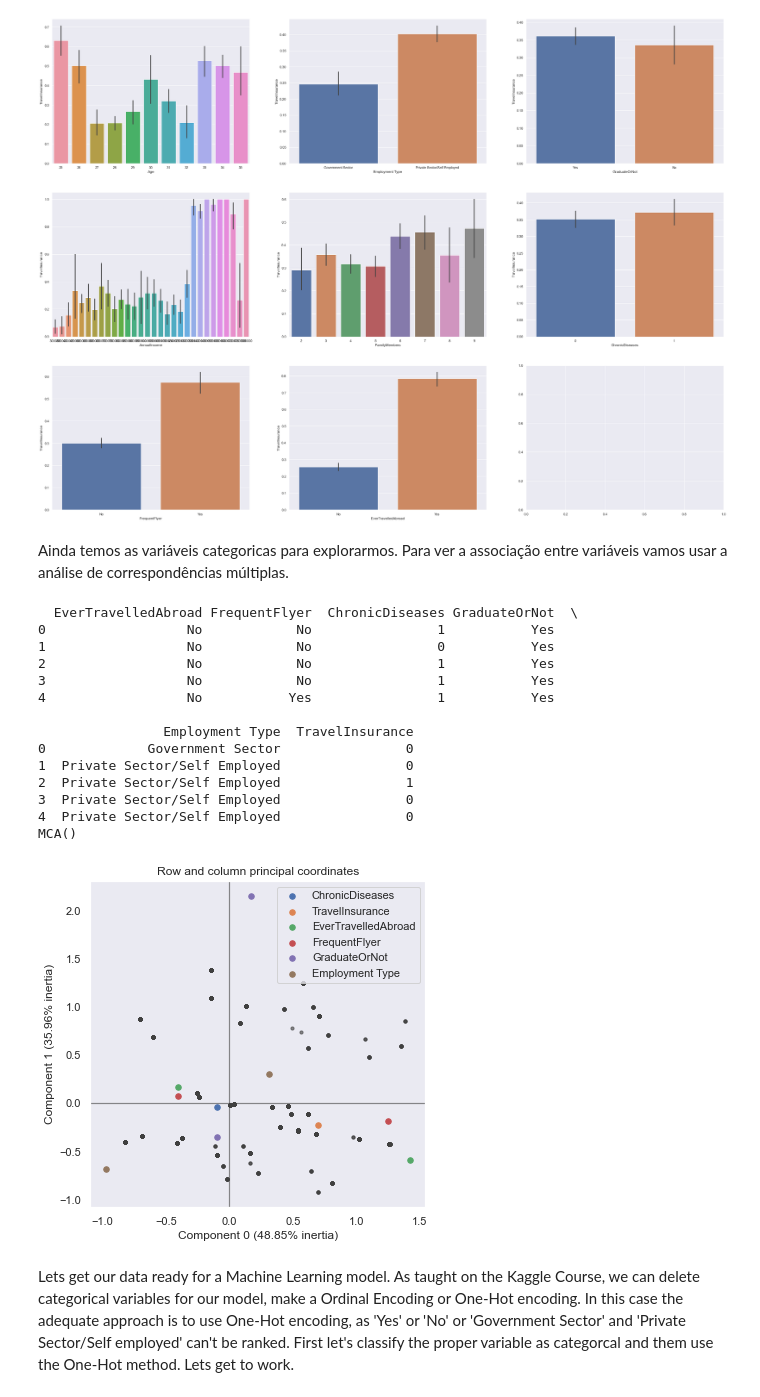
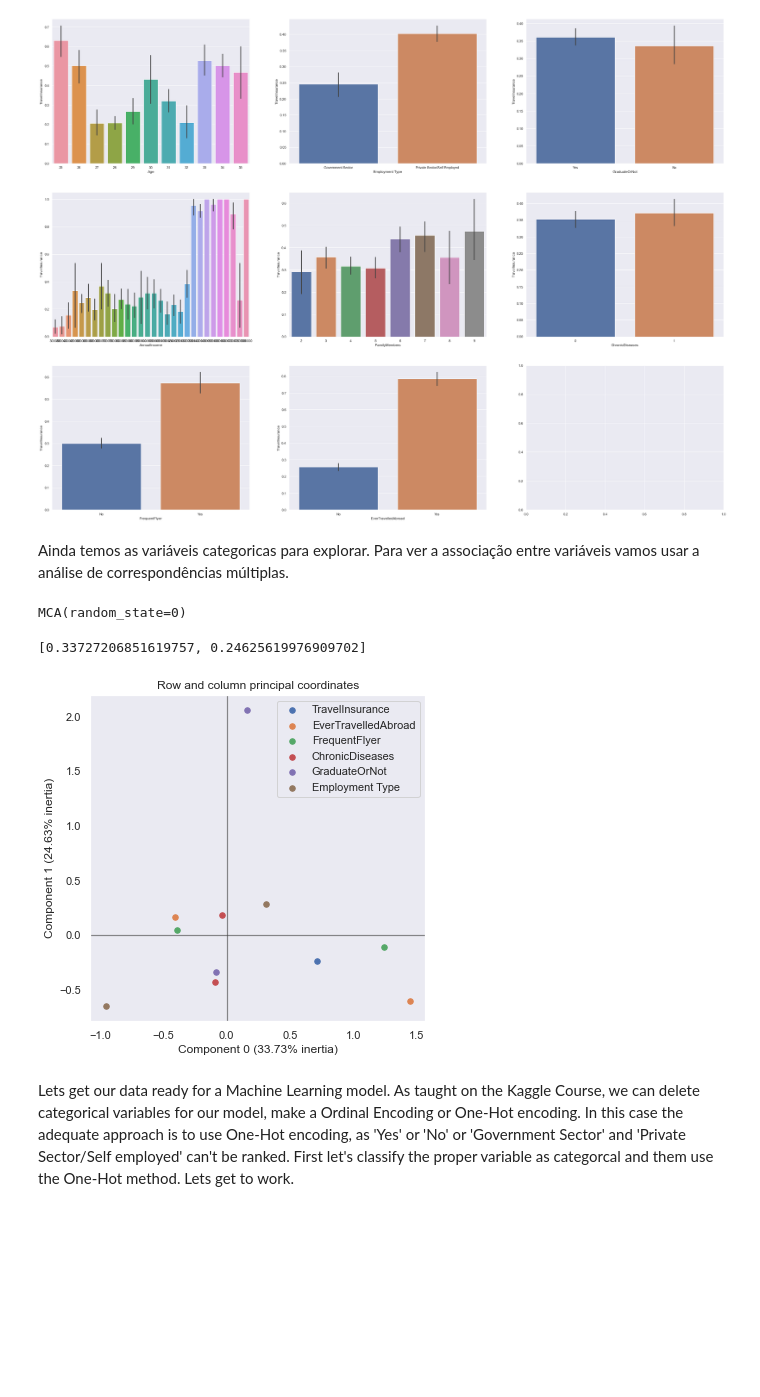
Before and after one commit to EduardoPitta/TravelInsurancePrediction, a Jupyter notebook: travel_insurance_script.ipynb, the cells around one changed output. Cells and saved outputs as stored; diff of their text form; code cells hidden in the pictures; blank space fills up the shorter version.

```diff
--- a/travel_insurance_script.ipynb
+++ b/travel_insurance_script.ipynb
@@ -131,51 +131,43 @@ sns.barplot(x="EverTravelledAbroad",y="TravelInsurance",data=data,ax=ax[2][1])
 <AxesSubplot:xlabel='EverTravelledAbroad', ylabel='TravelInsurance'>
 [figure]
 # %% [markdown]
-Ainda temos as variáveis categoricas para explorarmos.
+Ainda temos as variáveis categoricas para explorar.
 Para ver a associação entre variáveis vamos usar a análise de correspondências múltiplas.
 # %%
 import pandas as pd
 import prince
+from mpl_toolkits.mplot3d import Axes3D
 
 quali = data.loc[ :,['EverTravelledAbroad','FrequentFlyer','ChronicDiseases','GraduateOrNot','Employment Type','TravelInsurance']]
-print(quali.head())
 
-mca = prince.MCA()
+mca = prince.MCA(
+        n_components=2,
+        random_state=0)
 
 mca = mca.fit(quali)
-
 print(mca)
 
 ax = mca.plot_coordinates(
      X=quali,
      ax=None,
      figsize=(6, 6),
-     show_row_points=True,
+     show_row_points=False,
      row_points_size=10,
      show_row_labels=False,
      show_column_points=True,
      column_points_size=30,
      show_column_labels=False,
      legend_n_cols=1
      )
 
 ax.get_figure().savefig('mca_coordinates.svg')
+
+mca.eigenvalues_
+mca.explained_inertia_
 # %% [output]
-  EverTravelledAbroad FrequentFlyer  ChronicDiseases GraduateOrNot  \
-0                  No            No                1           Yes
-1                  No            No                0           Yes
-2                  No            No                1           Yes
-3                  No            No                1           Yes
-4                  No           Yes                1           Yes
-
-                Employment Type  TravelInsurance
-0             Government Sector                0
-1  Private Sector/Self Employed                0
-2  Private Sector/Self Employed                1
-3  Private Sector/Self Employed                0
-4  Private Sector/Self Employed                0
-MCA()
+MCA(random_state=0)
+[0.33727206851619757, 0.24625619976909702]
-[figure, old version]
+[figure, new version]
 # %% [markdown]
 Lets get our data ready for a Machine Learning model.
 As taught on the Kaggle Course, we can delete categorical variables for our model, make a Ordinal Encoding or One-Hot encoding.
```
Also changed, not shown: parts of 3 cells of this notebook.
